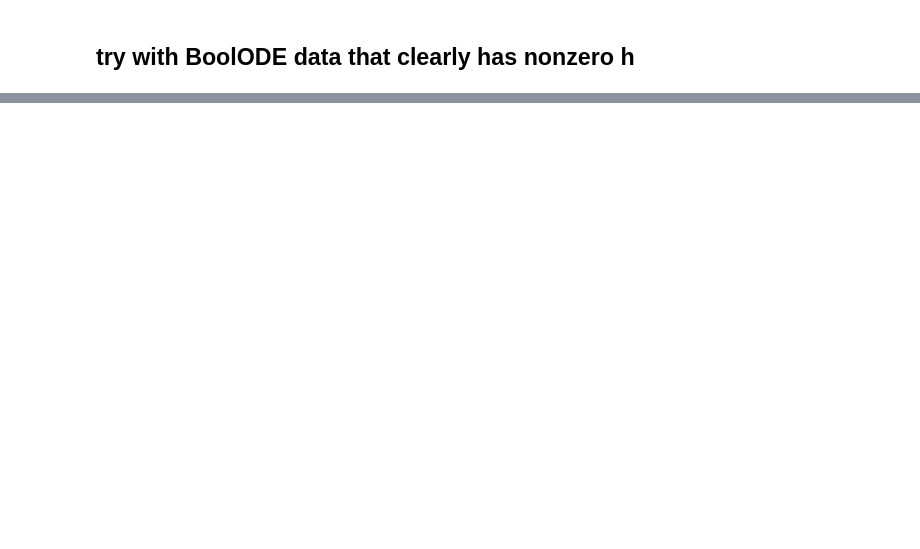
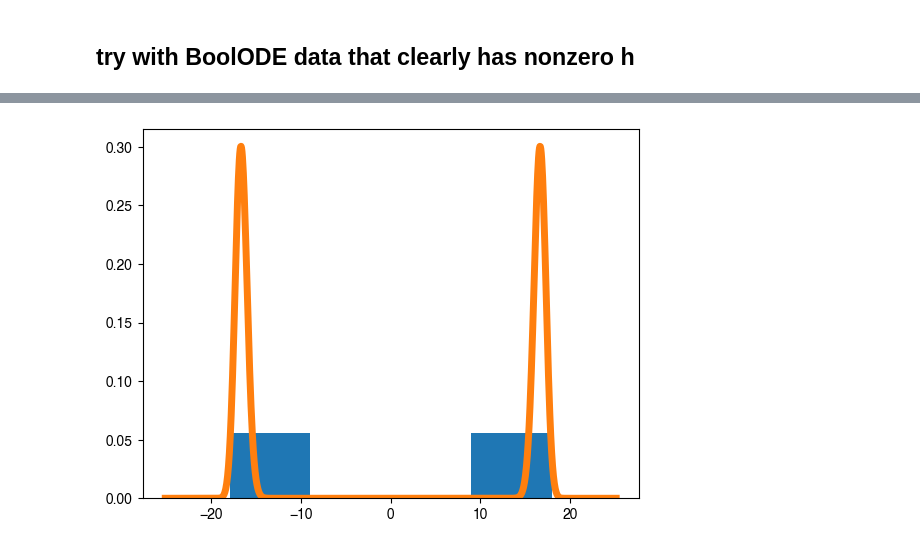
Before and after one commit to Collective-Logic-Lab/landau, a Jupyter notebook: landau/develop-landau-fitting-with-bias.ipynb, the cells around one changed output, grey strips where cells are left out. Saved outputs shown, nothing was run; the diff lists cells and outputs as text; code cells hidden in the pictures; blank space fills up the shorter version.

```diff
--- a/landau/develop-landau-fitting-with-bias.ipynb
+++ b/landau/develop-landau-fitting-with-bias.ipynb
@@ -220,0 +218,4 @@ landauAnalysis.GaussianDistributionLogPDF(0,mu,Jnu)
+# %%
+result = fit_and_plot(data_sim_proj,abs_hmax=1e-20,dinit=314.43525984,cinit=-315.44178219)
+# %% [output]
+[figure, added]
```
Also changed, not shown: parts of 36 cells of this notebook, 1 other file.
